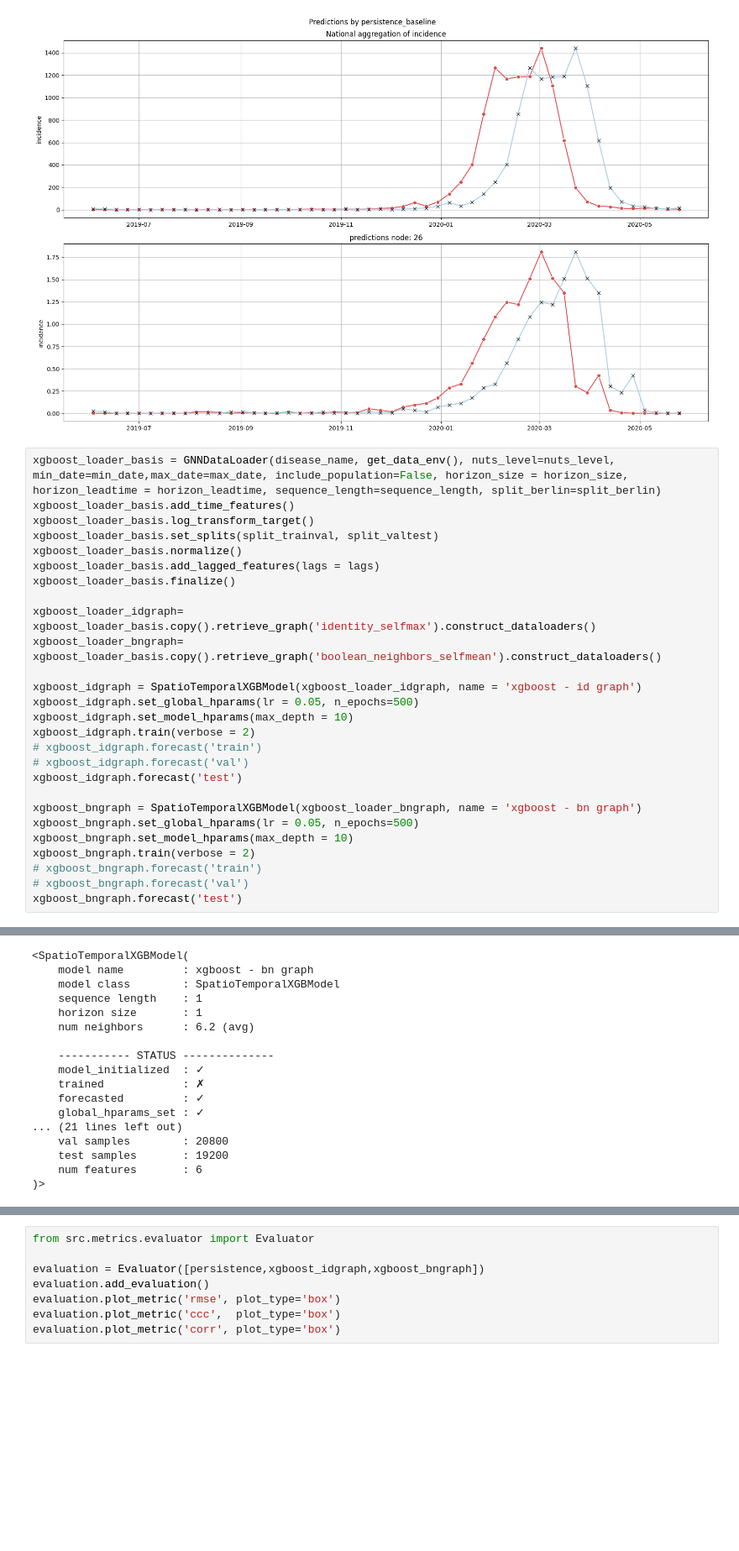
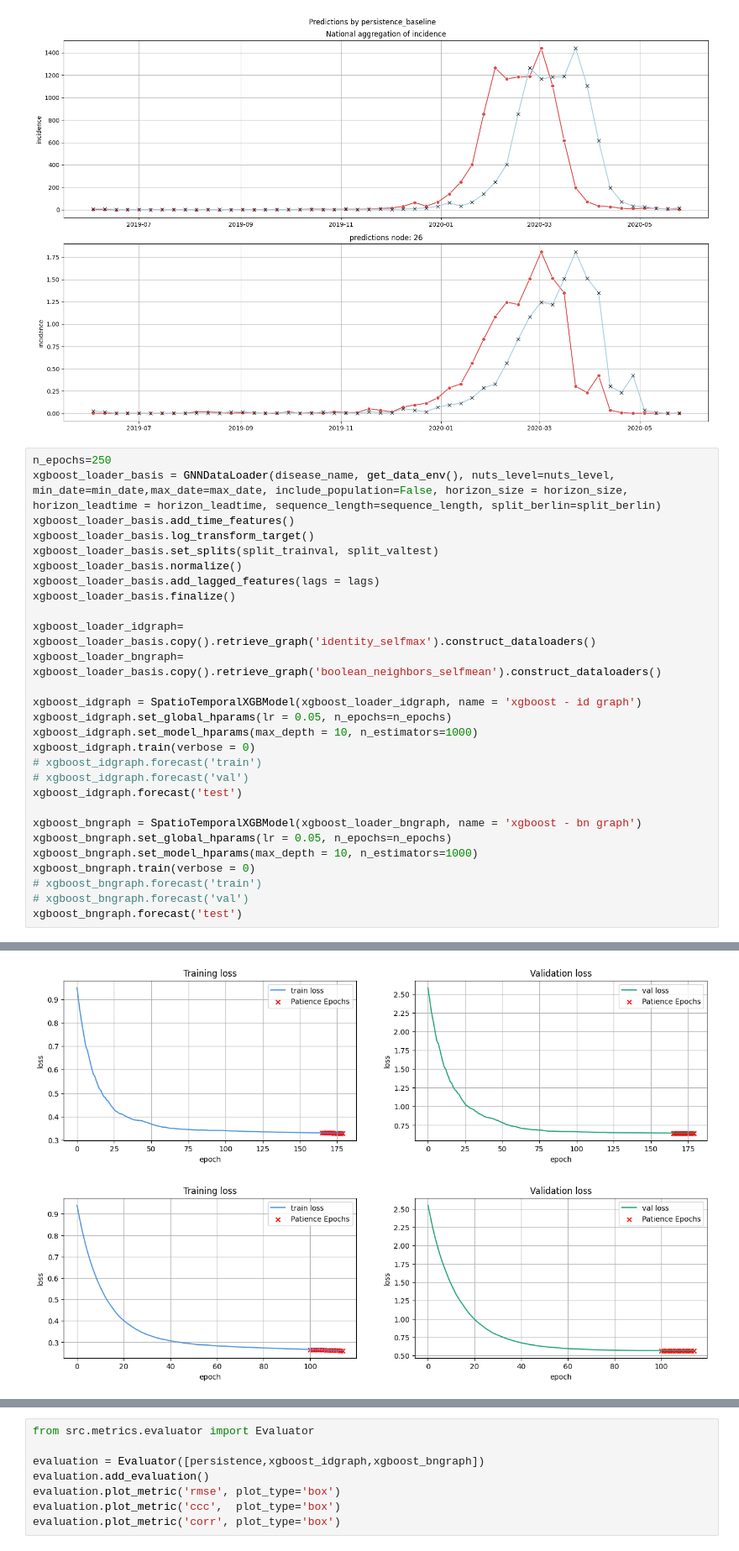
Before and after one commit to stends2001/infectious_disease_gnn, a Jupyter notebook: src/notebooks_storyline/2. Baselines.ipynb, the cells around one changed output, grey strips where cells are left out. Shown at 84% size. Saved outputs shown, nothing was run; the diff lists cells and outputs as text; blank space fills up the shorter version.

```diff
--- a/src/notebooks_storyline/2. Baselines.ipynb
+++ b/src/notebooks_storyline/2. Baselines.ipynb
@@ -43,6 +43,7 @@ persistence.show_forecasts('test',26)
        dtype=object))
 [figure]
 # %%
+n_epochs=250
 xgboost_loader_basis = GNNDataLoader(disease_name, get_data_env(), nuts_level=nuts_level, min_date=min_date,max_date=max_date, include_population=False, horizon_size = horizon_size, horizon_leadtime = horizon_leadtime, sequence_length=sequence_length, split_berlin=split_berlin)
 xgboost_loader_basis.add_time_features()
 xgboost_loader_basis.log_transform_target()
@@ -55,17 +56,17 @@ xgboost_loader_idgraph= xgboost_loader_basis.copy().retrieve_graph('identity_sel
 xgboost_loader_bngraph= xgboost_loader_basis.copy().retrieve_graph('boolean_neighbors_selfmean').construct_dataloaders()
 
 xgboost_idgraph = SpatioTemporalXGBModel(xgboost_loader_idgraph, name = 'xgboost - id graph')
-xgboost_idgraph.set_global_hparams(lr = 0.05, n_epochs=500)
-xgboost_idgraph.set_model_hparams(max_depth = 10)
-xgboost_idgraph.train(verbose = 2)
+xgboost_idgraph.set_global_hparams(lr = 0.05, n_epochs=n_epochs)
+xgboost_idgraph.set_model_hparams(max_depth = 10, n_estimators=1000)
+xgboost_idgraph.train(verbose = 0)
 # xgboost_idgraph.forecast('train')
 # xgboost_idgraph.forecast('val')
 xgboost_idgraph.forecast('test')
 
 xgboost_bngraph = SpatioTemporalXGBModel(xgboost_loader_bngraph, name = 'xgboost - bn graph')
-xgboost_bngraph.set_global_hparams(lr = 0.05, n_epochs=500)
-xgboost_bngraph.set_model_hparams(max_depth = 10)
-xgboost_bngraph.train(verbose = 2)
+xgboost_bngraph.set_global_hparams(lr = 0.05, n_epochs=n_epochs)
+xgboost_bngraph.set_model_hparams(max_depth = 10, n_estimators=1000)
+xgboost_bngraph.train(verbose = 0)
 # xgboost_bngraph.forecast('train')
 # xgboost_bngraph.forecast('val')
 xgboost_bngraph.forecast('test')
@@ -90,17 +87,2 @@ berlin districts removed
-<SpatioTemporalXGBModel(
-    model name         : xgboost - bn graph
-    model class        : SpatioTemporalXGBModel
-    sequence length    : 1
-    horizon size       : 1
-    num neighbors      : 6.2 (avg)
-
-    ----------- STATUS --------------
-    model_initialized  : ✓
-    trained            : ✗
-    forecasted         : ✓
-    global_hparams_set : ✓
-... (21 lines left out)
-    val samples        : 20800
-    test samples       : 19200
-    num features       : 6
-)>
+[figure, added]
+[figure, added]
```
Also changed, not shown: parts of 2 cells of this notebook, 1 other file.
